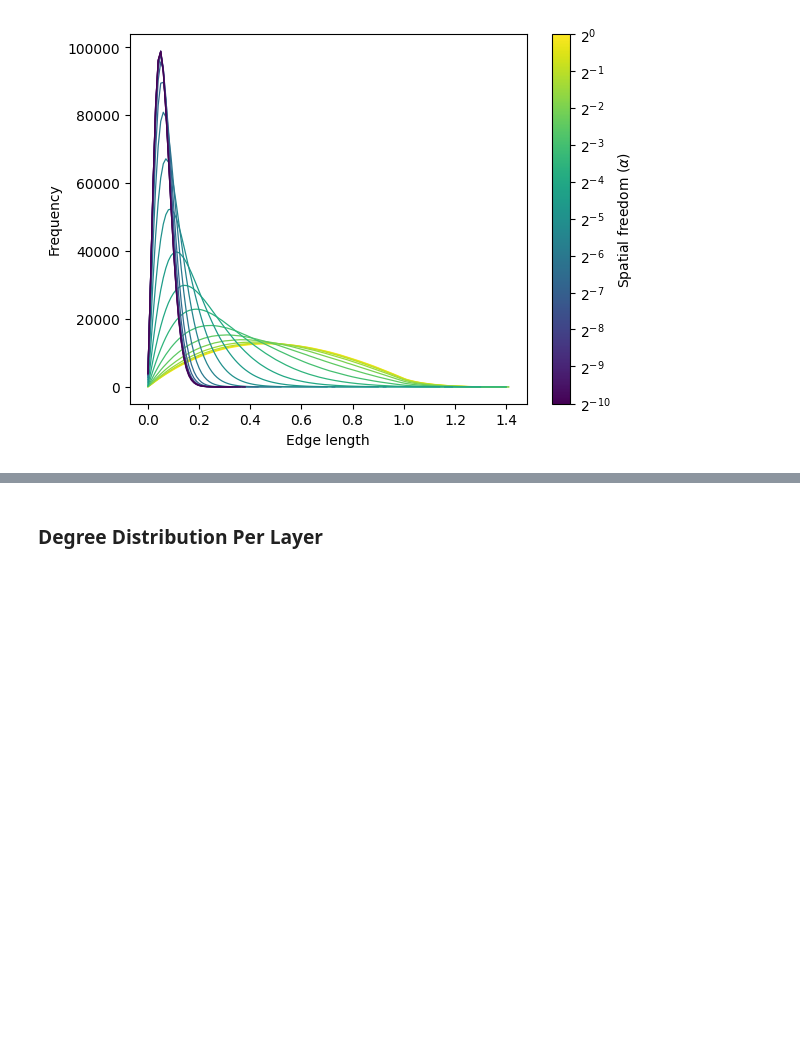
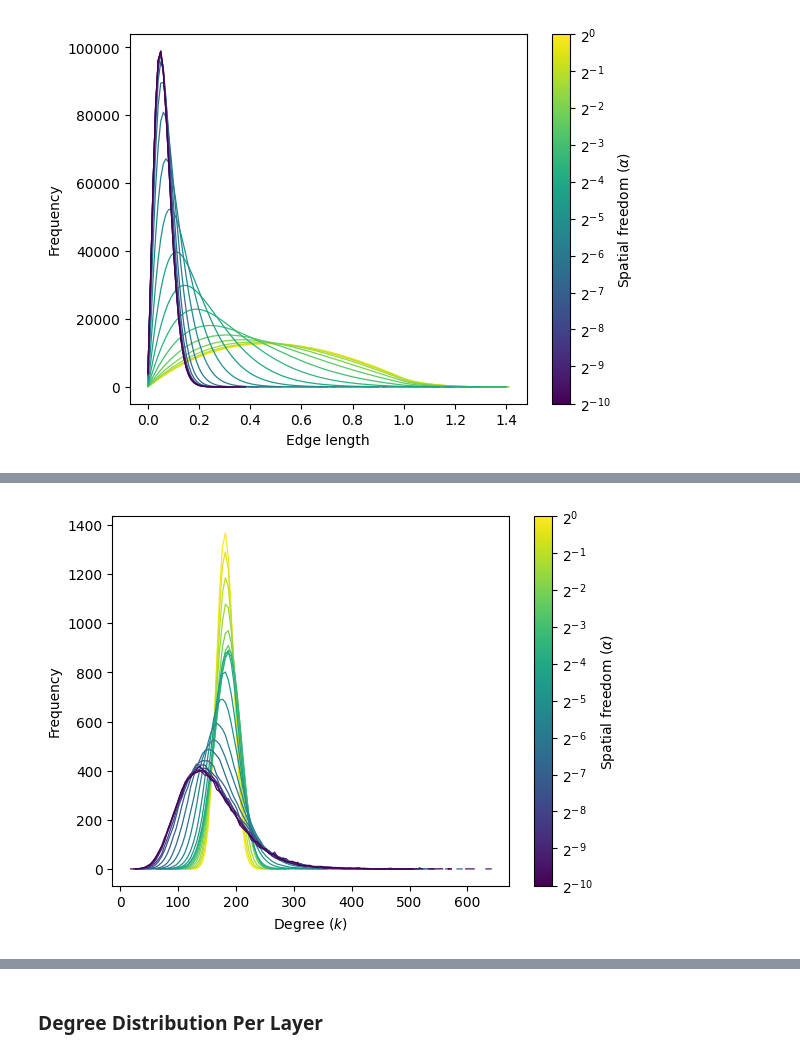
Before and after one commit to IrinaMonaEpure/MARS, a Jupyter notebook: notebooks/server_experiments.ipynb, the cells around one changed output, grey strips where cells are left out. Saved outputs shown, nothing was run; the diff lists cells and outputs as text; code cells hidden in the pictures; blank space fills up the shorter version.

Commit message:
(Truncated) normal distribution

```diff
--- a/notebooks/server_experiments.ipynb
+++ b/notebooks/server_experiments.ipynb
@@ -170,6 +170,26 @@ triangles_per_layer vs alpha
 [figure]
 # %% [markdown]
 ### Distribution Properties
+# %%
+def rebin_degree_distribution(x, y, se, bin_width=5):
+    x = np.asarray(x)
+    y = np.asarray(y)
+    se = np.asarray(se)
+
+    bin_id = (x // bin_width).astype(int)
+
+    x_binned = []
+    y_binned = []
+    se_binned = []
+
+    for b in np.unique(bin_id):
+        mask = bin_id == b
+
+        x_binned.append(np.mean(x[mask]))
+        y_binned.append(np.nansum(y[mask]))
+        se_binned.append(np.sqrt(np.nansum(se[mask] ** 2)))
+
+    return np.array(x_binned), np.array(y_binned), np.array(se_binned)
 # %%
 distribution_props = [
     PropertyEnum.DEGREE_DISTRIBUTION,
@@ -247,3 +266,65 @@ local_clustering_distribution across alpha values
 [figure]
 edge_length_distribution across alpha values
 [figure]
+# %%
+print(f"{PropertyEnum.DEGREE_DISTRIBUTION.name.lower()} across alpha values")
+
+fig, ax = plt.subplots()
+
+for i, alpha in enumerate(alphas):
+    dist = results[alpha][PropertyEnum.DEGREE_DISTRIBUTION]
+
+    x = dist[:, 0]
+    y = dist[:, 1].astype(float)
+    se = dist[:, 3].astype(float)
+
+    x, y, se = rebin_degree_distribution(
+        x,
+        y,
+        se,
+        bin_width=5,
+    )
+
+    lower = y - se
+    upper = y + se
+
+    y[y <= 0] = np.nan
+    lower[lower <= 0] = 0
+    upper[upper <= 0] = np.nan
+
+    color = cmap(norm(alpha))
+
+    ax.plot(
+        x,
+        y,
+        color=color,
+        linestyle=linestyles[i % len(linestyles)],
+        linewidth=0.9,
+    )
+
+sm = cm.ScalarMappable(
+    cmap=cmap,
+    norm=norm,
+)
+sm.set_array([])
+
+cbar = fig.colorbar(sm, ax=ax)
+cbar.set_label(alpha_label)
+cbar.set_ticks(ticks)
+cbar.set_ticklabels([
+    rf"$2^{{{-i//2}}}$"
+    for i in tick_is
+])
+
+label = prop_labels.get(PropertyEnum.DEGREE_DISTRIBUTION, PropertyEnum.DEGREE_DISTRIBUTION.name.lower())
+
+ax.set_xlabel(label)
+ax.set_ylabel("Frequency")
+
+plt.savefig(
+    plot_dir / f"{PropertyEnum.DEGREE_DISTRIBUTION.name.lower()}_all_alpha_binned_5.png",
+    bbox_inches="tight",
+)
+
+plt.show()
+# %% [output]
@@ -250,3 +332,4 @@ edge_length_distribution across alpha values
+[figure, added]
 # %%
 yticks = [0.01, 0.1, 1, 10, 100, 1000]
 ytick_labels = ["0.01", "0.1", "1", "10", "100", "1k"]
```
Also changed, not shown: parts of 11 cells of this notebook, 14 other files.
